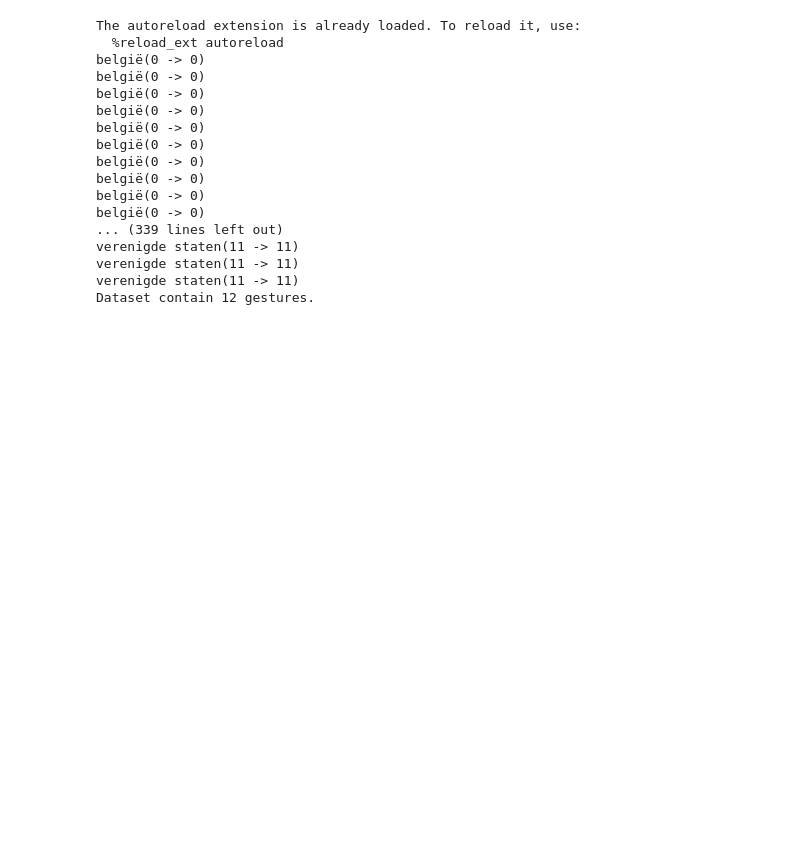
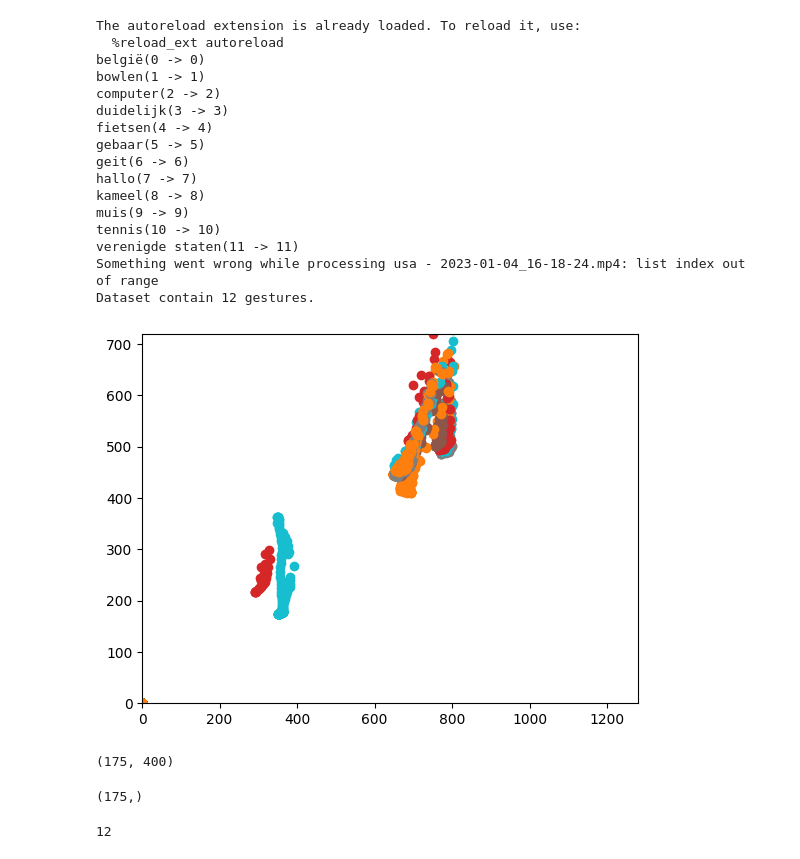
Before and after one commit to ArthurVanRemoortel/Sign-Language-Learning-Tool, a Jupyter notebook: sl_ai/notebooks/final.ipynb, the cells around one changed output. Cells and saved outputs as stored; diff of their text form; code cells hidden in the pictures; blank space fills up the shorter version.

```diff
--- a/sl_ai/notebooks/final.ipynb
+++ b/sl_ai/notebooks/final.ipynb
@@ -26,39 +26,51 @@ def handedness_data_from_directory_names(dataset_location: Path):
 # %%
 %load_ext autoreload
 %autoreload 2
 from sl_ai.gesture_classifier import GestureClassifier
 from sl_ai.dataset import GestureDataset
 
 gesture_dataset: GestureDataset = GestureDataset()
 # gesture_dataset.scan_videos(dataset_location=DATASET_ROOT, handedness_data=handedness_data_from_directory_names(DATASET_ROOT))
 # gesture_dataset.analyze_videos(csv_out_path=DATASET_CSV, overwrite=True)
 
-gesture_dataset.load_from_csv(DATASET_CSV)
+gesture_dataset.load_from_csv(DATASET_CSV, visualize_gestures_ids=[0])
 
 # uploaded_dataset: GestureDataset = GestureDataset()
 # uploaded_dataset.load_from_csv(UPLOADED_DATASET_CSV)
 
 # gesture_dataset.append_dataset(uploaded_dataset)
 
 gesture_dataset.summary()
 
 classifier: GestureClassifier = GestureClassifier(gesture_dataset=gesture_dataset)
 # %% [output]
 The autoreload extension is already loaded. To reload it, use:
   %reload_ext autoreload
 belgië(0 -> 0)
-belgië(0 -> 0)
-belgië(0 -> 0)
-belgië(0 -> 0)
-belgië(0 -> 0)
-belgië(0 -> 0)
-belgië(0 -> 0)
-belgië(0 -> 0)
-belgië(0 -> 0)
-belgië(0 -> 0)
-... (339 lines left out)
+bowlen(1 -> 1)
+computer(2 -> 2)
+duidelijk(3 -> 3)
+fietsen(4 -> 4)
+gebaar(5 -> 5)
+geit(6 -> 6)
+hallo(7 -> 7)
+kameel(8 -> 8)
+muis(9 -> 9)
+tennis(10 -> 10)
 verenigde staten(11 -> 11)
-verenigde staten(11 -> 11)
-verenigde staten(11 -> 11)
+Something went wrong while processing usa - 2023-01-04_16-18-24.mp4: list index out of range
 Dataset contain 12 gestures.
+[figure, added]
+# %%
+gesture_dataset.x_data.shape
+# %% [output]
+(175, 400)
+# %%
+gesture_dataset.y_data.shape
+# %% [output]
+(175,)
+# %%
+len(gesture_dataset)
+# %% [output]
+12
 # %%
```
Also changed, not shown: parts of 11 cells of this notebook, 15 other files.
